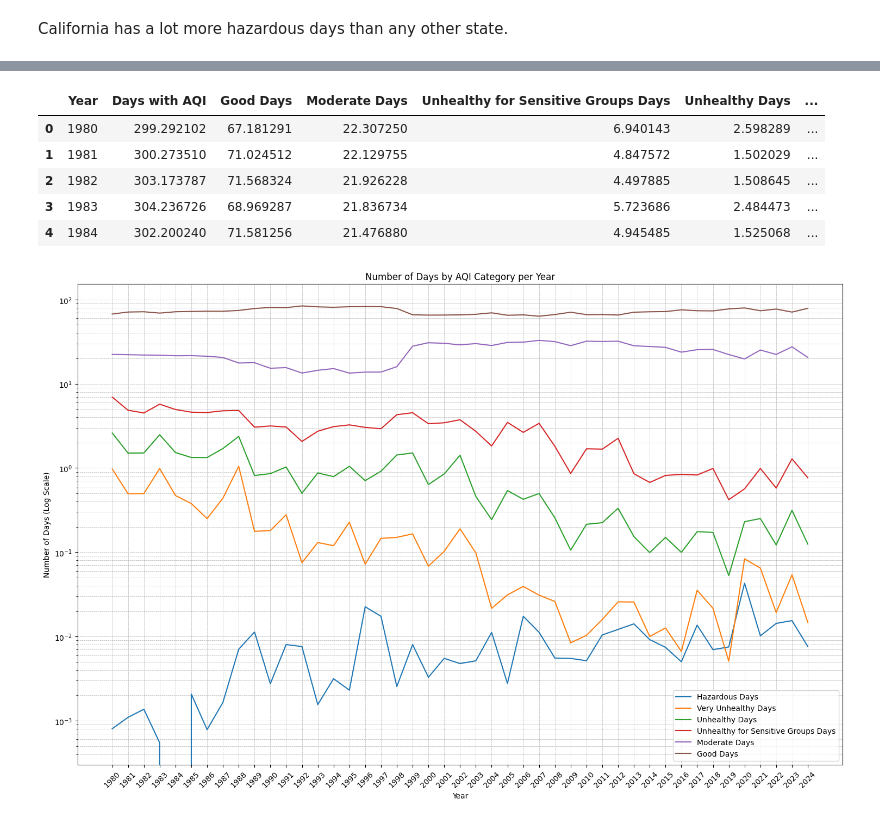
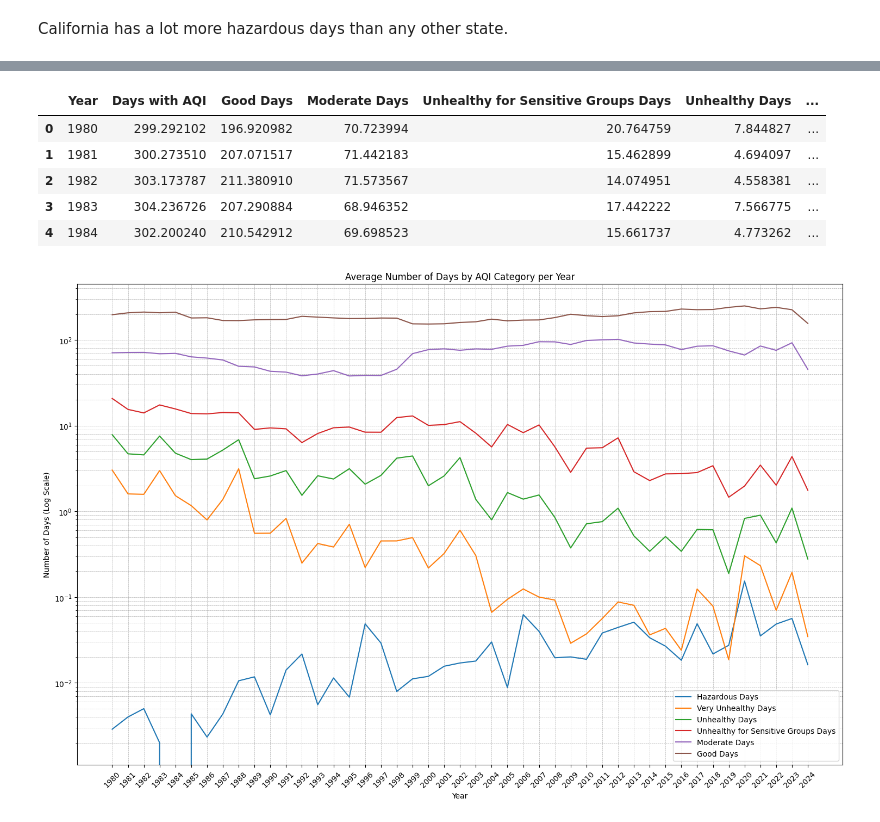
Before and after one commit to ivanrff/AQI-by-EPA, a Jupyter notebook: US_EPA_AQI.ipynb, the cells around one changed output, grey strips where cells are left out. Drawn from its saved outputs; the diff is of its cells as text; code cells hidden in the pictures.

```diff
--- a/US_EPA_AQI.ipynb
+++ b/US_EPA_AQI.ipynb
@@ -81,10 +82,7 @@ final_df.to_csv(f'{output_path}/combined_aqi_by_county.csv', index=False)
 # Getting the data
 # %%
 # Easy simple way of accessing my datasets
-
 aqi_df_sharelink = 'https://drive.google.com/file/d/130DVMpCfi1dujuygMyI8bzoP1fvSONvO/view?usp=drive_link' # this is the link received when clicked the Share button in Google Drive
 aqi_df = pd.read_csv('https://drive.google.com/uc?export=download&id='+aqi_df_sharelink.split('/d/')[1].split('/')[0]) # this parses the string from the line above to make a download link
 
-aqi_df = aqi_df[aqi_df['State'] != 'Country Of Mexico'] # dropping Mexico from the analysis
-
-aqi_df
+aqi_df = aqi_df[aqi_df['State'] != 'Country Of Mexico'].copy() # dropping Mexico from the analysis
@@ -206,36 +188,36 @@ days_per_aqi
 # %%
-nocounty_df = days_per_aqi.drop(columns=['County'])
+nocounty_df = aqi_df.drop(columns=['County'])
 grouped_year_state_df = nocounty_df.groupby(['Year', 'State']).mean().reset_index()
 avg_byyear_bystate = grouped_year_state_df.drop(columns='State').groupby('Year').mean().reset_index()
 avg_byyear_bystate.head()
 # %% [output]
 |  | Year | Days with AQI | Good Days | Moderate Days | Unhealthy for Sensitive Groups Days | Unhealthy Days | ... |
-| 0 | 1980 | 299.292102 | 67.181291 | 22.307250 | 6.940143 | 2.598289 | ... |
-| 1 | 1981 | 300.273510 | 71.024512 | 22.129755 | 4.847572 | 1.502029 | ... |
-| 2 | 1982 | 303.173787 | 71.568324 | 21.926228 | 4.497885 | 1.508645 | ... |
-| 3 | 1983 | 304.236726 | 68.969287 | 21.836734 | 5.723686 | 2.484473 | ... |
-| 4 | 1984 | 302.200240 | 71.581256 | 21.476880 | 4.945485 | 1.525068 | ... |
+| 0 | 1980 | 299.292102 | 196.920982 | 70.723994 | 20.764759 | 7.844827 | ... |
+| 1 | 1981 | 300.273510 | 207.071517 | 71.442183 | 15.462899 | 4.694097 | ... |
+| 2 | 1982 | 303.173787 | 211.380910 | 71.573567 | 14.074951 | 4.558381 | ... |
+| 3 | 1983 | 304.236726 | 207.290884 | 68.946352 | 17.442222 | 7.566775 | ... |
+| 4 | 1984 | 302.200240 | 210.542912 | 69.698523 | 15.661737 | 4.773262 | ... |
 # %%
 import matplotlib.pyplot as plt
 
 # Create the plot
 plt.figure(figsize=(15, 10))
 
 plt.plot(avg_byyear_bystate['Year'], avg_byyear_bystate['Hazardous Days'], label='Hazardous Days')
 plt.plot(avg_byyear_bystate['Year'], avg_byyear_bystate['Very Unhealthy Days'], label='Very Unhealthy Days')
 plt.plot(avg_byyear_bystate['Year'], avg_byyear_bystate['Unhealthy Days'], label='Unhealthy Days')
 plt.plot(avg_byyear_bystate['Year'], avg_byyear_bystate['Unhealthy for Sensitive Groups Days'], label='Unhealthy for Sensitive Groups Days')
 plt.plot(avg_byyear_bystate['Year'], avg_byyear_bystate['Moderate Days'], label='Moderate Days')
 plt.plot(avg_byyear_bystate['Year'], avg_byyear_bystate['Good Days'], label='Good Days')
 
 plt.yscale('log')  # for better visualization
 plt.xlabel('Year')
 plt.ylabel('Number of Days (Log Scale)')
-plt.title('Number of Days by AQI Category per Year')
+plt.title('Average Number of Days by AQI Category per Year')
 plt.legend()
 plt.grid(True, which='both', linestyle='--', linewidth=0.5)
 plt.xticks(avg_byyear_bystate['Year'], rotation=45)
 plt.tight_layout()
 plt.show()
 # %% [output]
-[figure, old version]
+[figure, new version]
```
Also changed, not shown: parts of 10 cells of this notebook.
